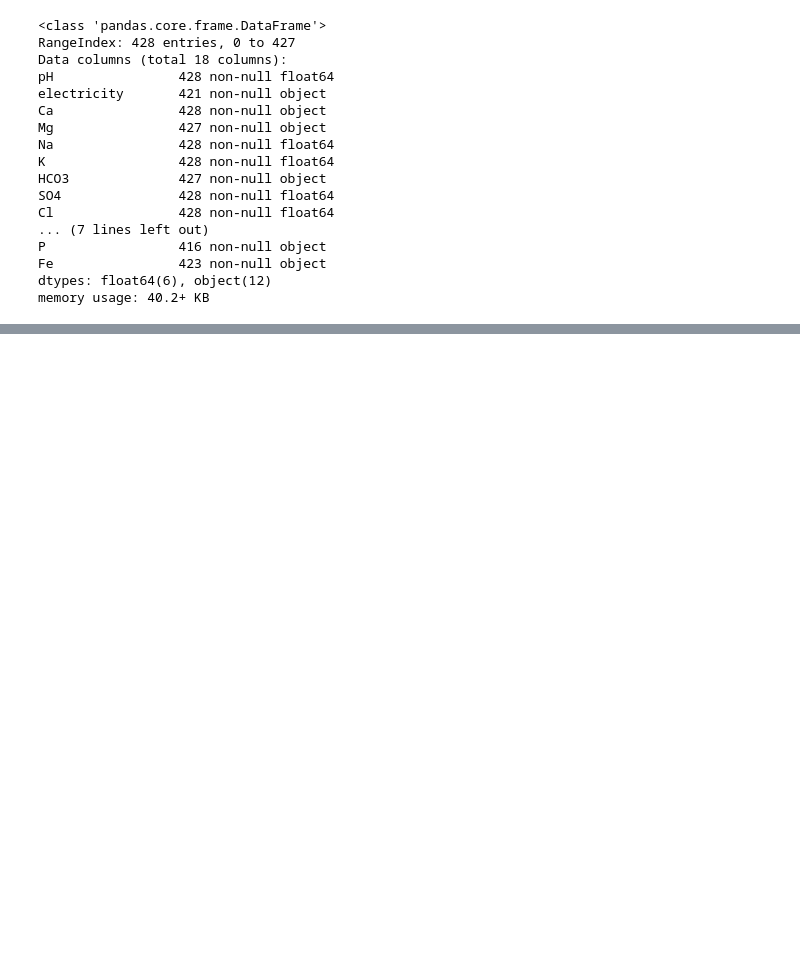
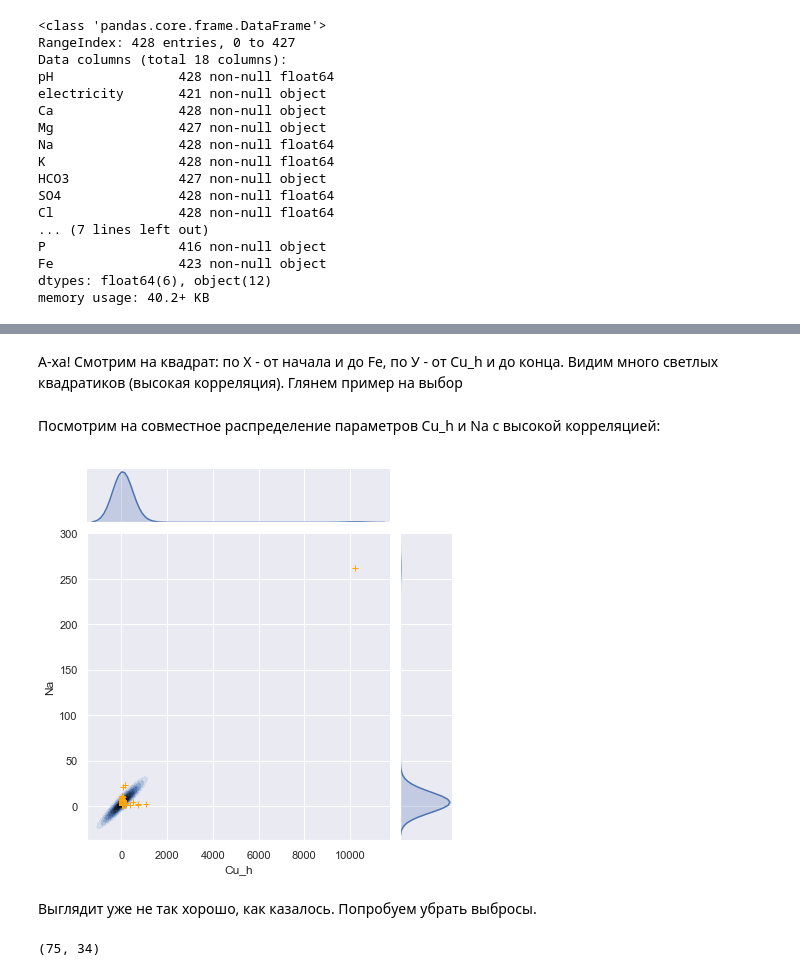
Before and after one commit to PonyCony/geochemistry, a Jupyter notebook: project/code.ipynb, the cells around one changed output, grey strips where cells are left out. Saved outputs shown, nothing was run; the diff lists cells and outputs as text; code cells hidden in the pictures; blank space fills up the shorter version.

```diff
--- a/project/code.ipynb
+++ b/project/code.ipynb
@@ -80,0 +178,18 @@ memory usage: 40.2+ KB
+# %% [markdown]
+А-ха! Смотрим на квадрат: по Х - от начала и до Fe, по У - от Cu_h и до конца. Видим много светлых квадратиков (высокая корреляция). Глянем пример на выбор
+# %% [markdown]
+Посмотрим на совместное распределение параметров Cu_h и Na с высокой корреляцией:
+# %%
+g = sns.jointplot(x="Cu_h", y="Na", data=data_train, kind="kde")
+g.plot_joint(plt.scatter, c="orange", s=30, linewidth=1, marker="+")
+g.ax_joint.collections[0].set_alpha(0);
+# %% [output]
+[figure, added]
+# %% [markdown]
+Выглядит уже не так хорошо, как казалось. Попробуем убрать выбросы.
+# %%
+#уберём выбросы (те, что дальше 4-х сигм)
+data_train_no_outliers = data_train[(np.abs(stats.zscore(data_train)) < 4).all(axis=1)]
+data_train_no_outliers.shape
+# %% [output]
+(75, 34)
```
Also changed, not shown: parts of 28 cells of this notebook.
